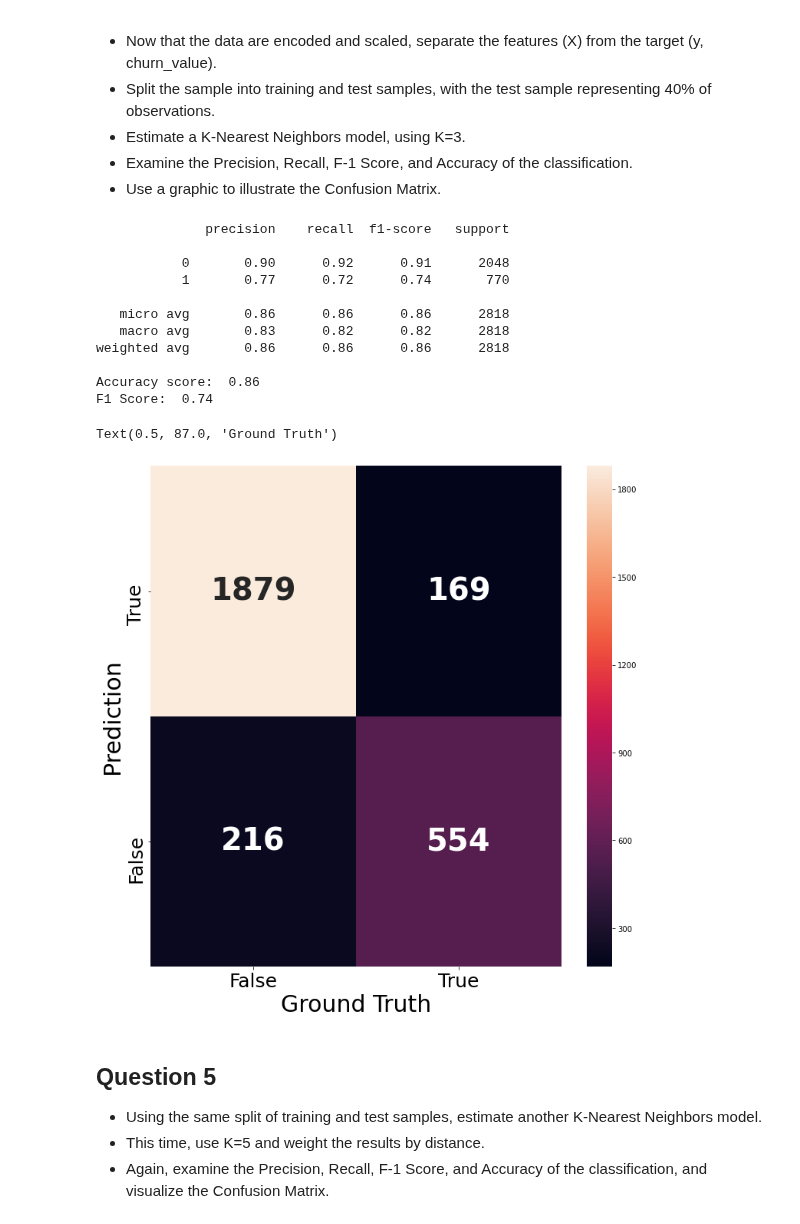
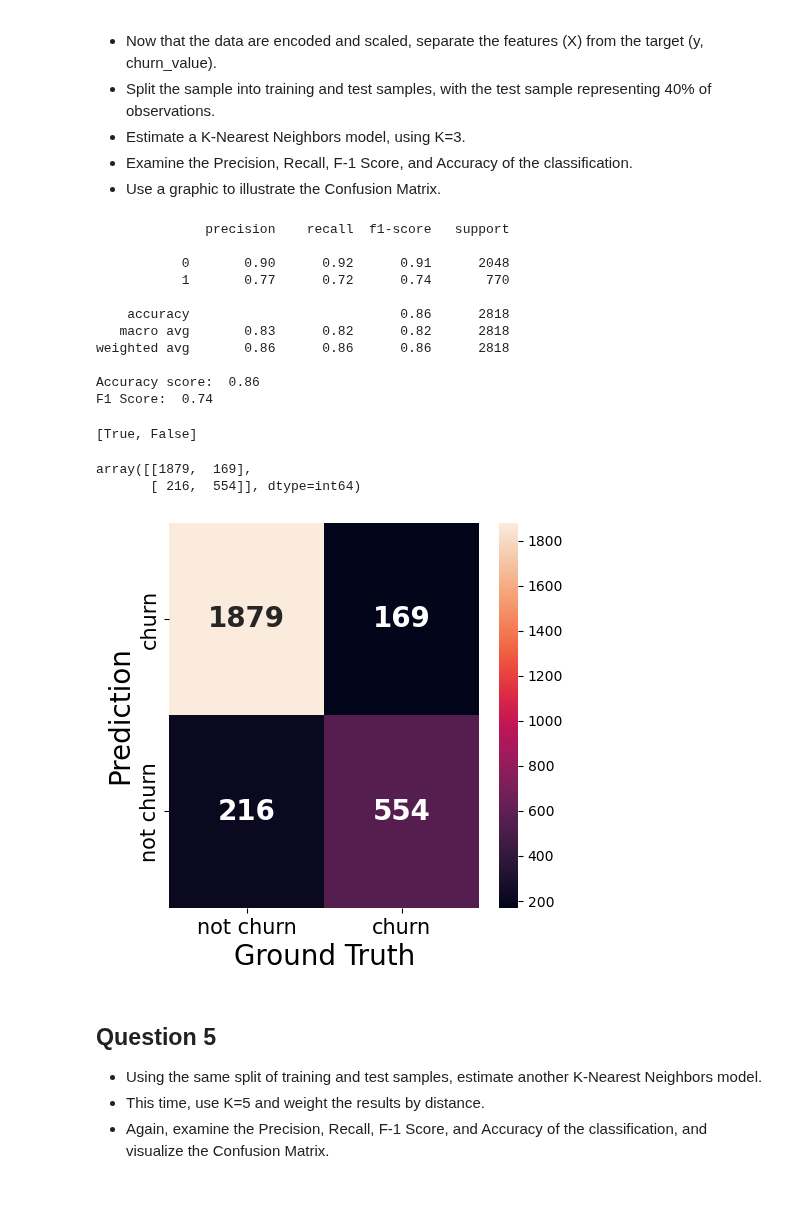
Before and after one commit to htetaunglynn94/coursera, a Jupyter notebook: ibm_ml_series/supervised_ml_classification/module_2/holab_1_KNN.ipynb, the cells around one changed output. Drawn from its saved outputs; the diff is of its cells as text; code cells hidden in the pictures; blank space fills up the shorter version.

```diff
--- a/ibm_ml_series/supervised_ml_classification/module_2/holab_1_KNN.ipynb
+++ b/ibm_ml_series/supervised_ml_classification/module_2/holab_1_KNN.ipynb
@@ -144,3 +385,4 @@ df[ordinal_variables].astype('category').describe()
 # %%
-for column in binary_variables:
-    df[column] = lb.fit_transform(df[column])
+for col in binary_variables:
+    df[col] = lb.fit_transform(df[col])
+df[binary_variables].head()
@@ -149,2 +406,4 @@ categorical_variables = list(set(categorical_variables) - set(ordinal_variables)
 # %%
-df = pd.get_dummies(df, columns = categorical_variables, drop_first=True)
+df = pd.get_dummies(data=df,
+                    columns=categorical_variables,
+                    drop_first=True)
@@ -220,8 +501,4 @@ X_train, X_test, y_train, y_test = train_test_split(X, y, test_size=0.4, random_
 # %%
-# Estimate KNN model and report outcomes
-knn = KNeighborsClassifier(n_neighbors=3)
-knn = knn.fit(X_train, y_train)
-y_pred = knn.predict(X_test)
 # Preciision, recall, f-score from the multi-class support function
 print(classification_report(y_test, y_pred))
 print('Accuracy score: ', round(accuracy_score(y_test, y_pred), 2))
@@ -232,26 +509,37 @@ print('F1 Score: ', round(f1_score(y_test, y_pred), 2))
            0       0.90      0.92      0.91      2048
            1       0.77      0.72      0.74       770
 
-   micro avg       0.86      0.86      0.86      2818
+    accuracy                           0.86      2818
    macro avg       0.83      0.82      0.82      2818
 weighted avg       0.86      0.86      0.86      2818
 
 Accuracy score:  0.86
 F1 Score:  0.74
+# %%
+labels = [False,True]
+# labels = ['not churn','churn']
+labels[::-1] # reverse the list --> labels[start, stop, step]
+# %% [output]
+[True, False]
+# %%
+cfm = confusion_matrix(y_test, y_pred, labels=labels)
+cfm
+# %% [output]
+array([[1879,  169],
+       [ 216,  554]], dtype=int64)
 # %%
 # Plot confusion matrix
 sns.set_palette(sns.color_palette())
-_, ax = plt.subplots(figsize=(12,12))
-ax = sns.heatmap(confusion_matrix(y_test, y_pred), annot=True, fmt='d', annot_kws={"size": 40, "weight": "bold"})
-labels = ['False', 'True']
-ax.set_xticklabels(labels, fontsize=25);
-ax.set_yticklabels(labels[::-1], fontsize=25);
-ax.set_ylabel('Prediction', fontsize=30);
-ax.set_xlabel('Ground Truth', fontsize=30)
-### END SOLUTION
+_, ax = plt.subplots(figsize=(5,5))
+ax = sns.heatmap(cfm, annot=True, fmt='d', annot_kws={"size": 20, "weight": "bold"})
+labels = ['not churn', 'churn']
+ax.set_xticklabels(labels, fontsize=15);
+ax.set_yticklabels(labels[::-1], fontsize=15);
+ax.set_ylabel('Prediction', fontsize=20);
+ax.set_xlabel('Ground Truth', fontsize=20)
+plt.show()
 # %% [output]
-Text(0.5, 87.0, 'Ground Truth')
-[figure, old version]
+[figure, new version]
 # %% [markdown]
 ## Question 5
 * Using the same split of training and test samples, estimate another K-Nearest Neighbors model.
```
Also changed, not shown: parts of 42 cells of this notebook.
